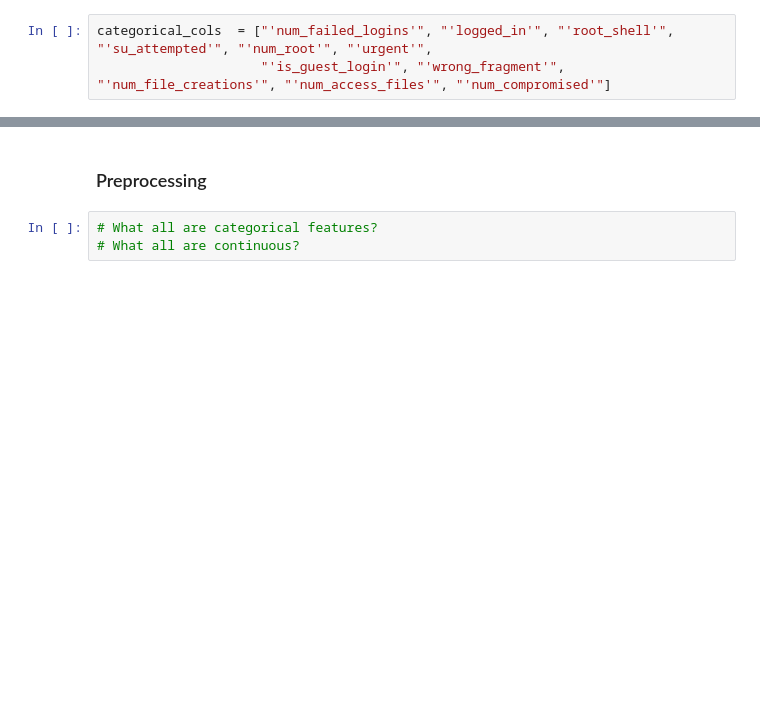
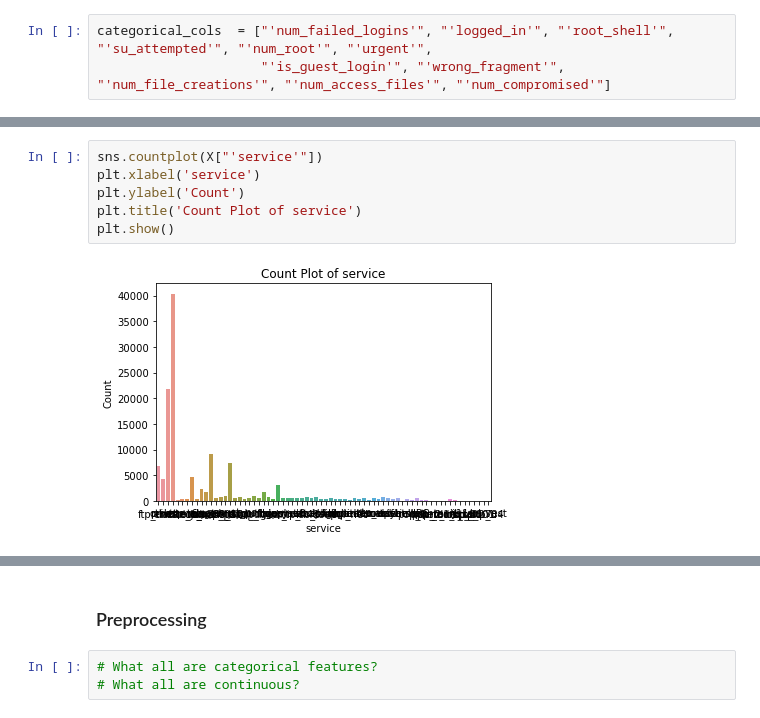
Before and after one commit to AbhashPL/ism-proj, a Jupyter notebook: APT-DNN-ISM.ipynb, the cells around one changed output, grey strips where cells are left out. Saved outputs shown, nothing was run; the diff lists cells and outputs as text; blank space fills up the shorter version.

```diff
--- a/APT-DNN-ISM.ipynb
+++ b/APT-DNN-ISM.ipynb
@@ -209,0 +210,8 @@ cols_to_scale = list(filter(lambda x: x not in categorical_cols, X_train_cols))
+# %%
+sns.countplot(X["'service'"])
+plt.xlabel('service')
+plt.ylabel('Count')
+plt.title('Count Plot of service')
+plt.show()
+# %% [output]
+[figure, added]
```
Also changed, not shown: parts of 54 cells of this notebook.
